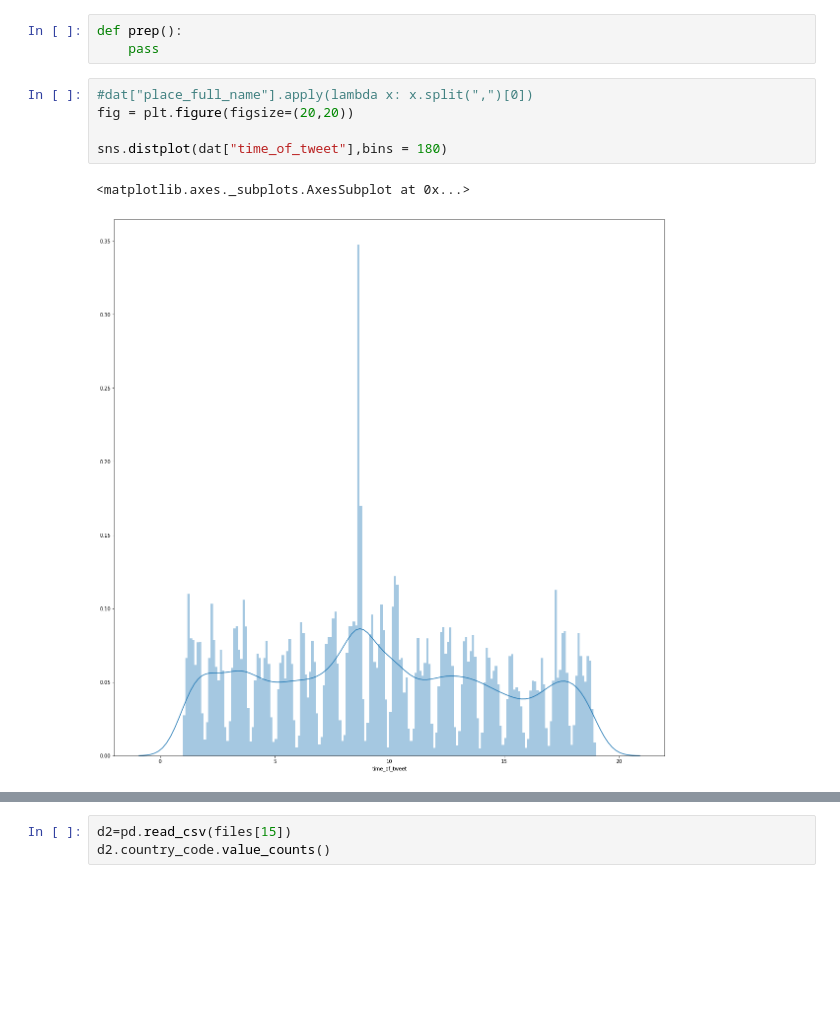
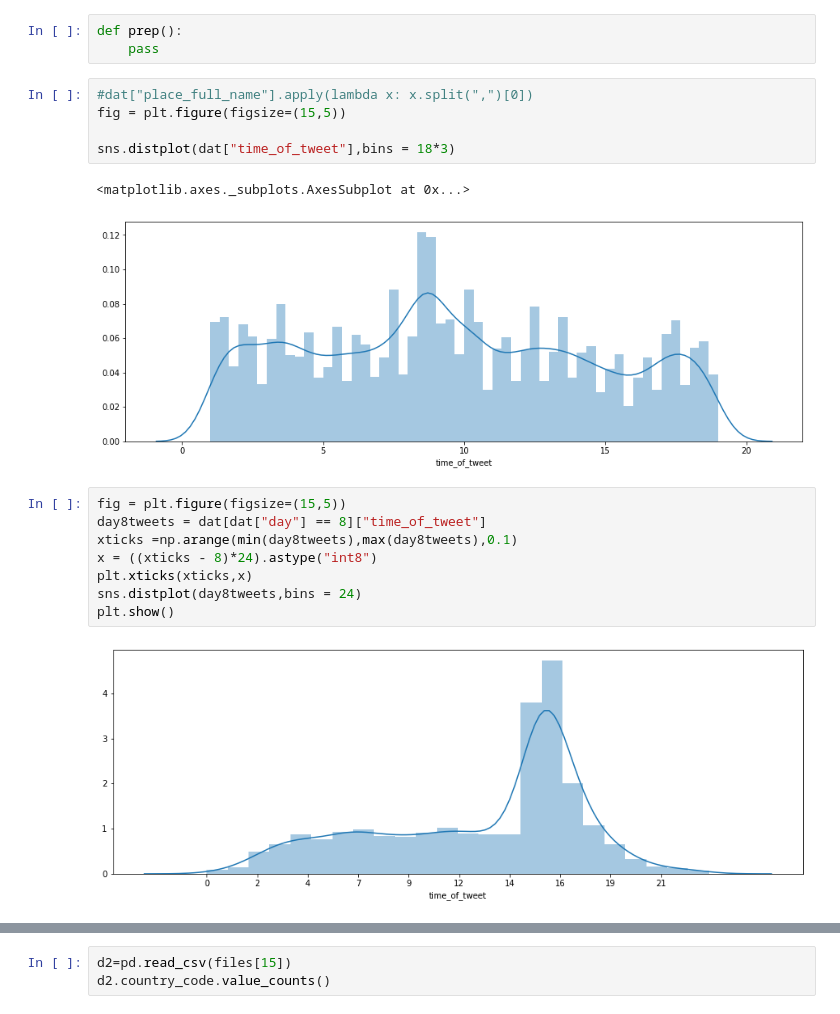
Before and after one commit to ShubhangiSoni1603/Sentimental_analysis_twitter_IN, a Jupyter notebook: Untitled3.ipynb, the cells around one changed output, grey strips where cells are left out. Saved outputs shown, nothing was run; the diff lists cells and outputs as text; blank space fills up the shorter version.

```diff
--- a/Untitled3.ipynb
+++ b/Untitled3.ipynb
@@ -173,9 +174,19 @@ def prep():
     pass
 # %%
 #dat["place_full_name"].apply(lambda x: x.split(",")[0])
-fig = plt.figure(figsize=(20,20))
+fig = plt.figure(figsize=(15,5))
 
-sns.distplot(dat["time_of_tweet"],bins = 180)
+sns.distplot(dat["time_of_tweet"],bins = 18*3)
 # %% [output]
 <matplotlib.axes._subplots.AxesSubplot at 0x...>
-[figure, old version]
+[figure, new version]
+# %%
+fig = plt.figure(figsize=(15,5))
+day8tweets = dat[dat["day"] == 8]["time_of_tweet"]
+xticks =np.arange(min(day8tweets),max(day8tweets),0.1)
+x = ((xticks - 8)*24).astype("int8")
+plt.xticks(xticks,x)
+sns.distplot(day8tweets,bins = 24)
+plt.show()
+# %% [output]
+[figure, added]
```
Also changed, not shown: parts of 3 cells of this notebook.
